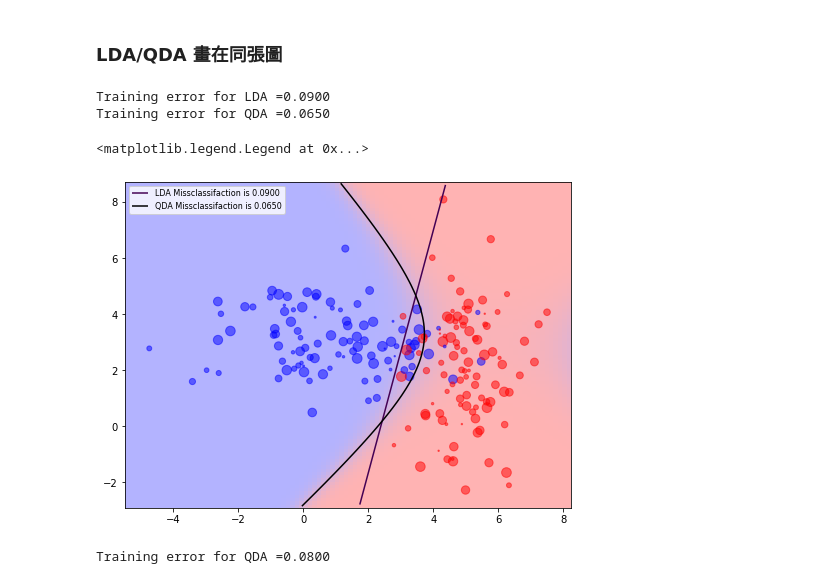
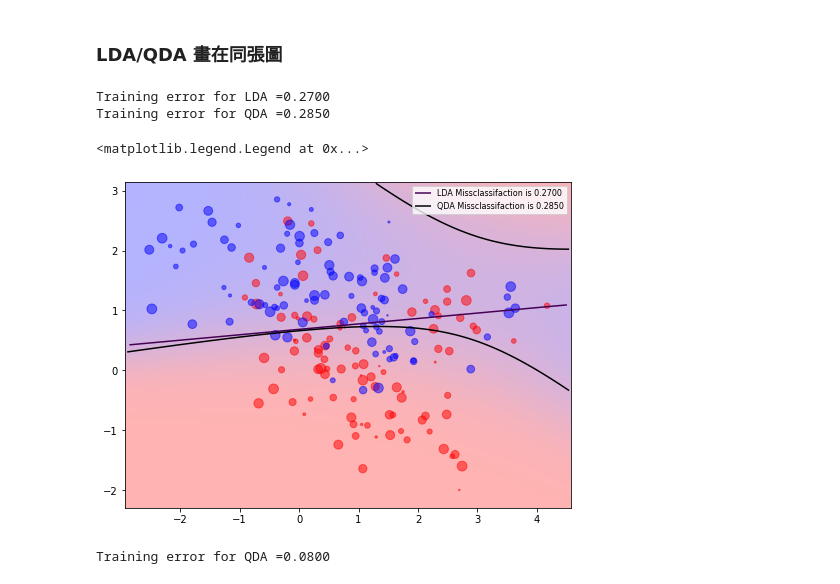
Before and after one commit to aceaceace123/Maching-Learning, a Jupyter notebook: 1123class.ipynb, the cells around one changed output. Saved outputs shown, nothing was run; the diff lists cells and outputs as text; code cells hidden in the pictures.

```diff
--- a/1123class.ipynb
+++ b/1123class.ipynb
@@ -255,7 +267,7 @@ from sklearn.discriminant_analysis \
 
 # get_ipython().magic('reset-sf') #clear all variables before run
 data_dir = '/Users/liang/Documents/統計數學與運算/上課教材/ml_data/'
-D = np.loadtxt(data_dir + 'la_2.txt', comments='%')
+D = np.loadtxt(data_dir + 'la_3.txt', comments='%')
 X = D[:, 0:2]
 y = D[:,2]
 fig,ax=plt.subplots(figsize=(8,6))
@@ -283,39 +295,39 @@ cdit = {'red': [(0, 1, 1), (1, 0.7, 0.7)],
         'green': [(0, 0.7, 0.7), (1, 0.7, 0.7)],
         'blue': [(0, 0.7, 0.7), (1, 1, 1)]}
 cmap = colors.LinearSegmentedColormap('red_blue_classes', cdit)
-plt.pcolormesh(xx,yy,Z,cmap='red_blue_classes',shading='auto',zorder=0)
+plt.pcolormesh(xx,yy,Z,cmap=cmap,shading='auto',zorder=0)
 plt.cm.register_cmap(cmap = cmap)
-h1=plt.contour(xx,yy,Z,[0.5],color='#F5F5DC')
+contoursLDA=plt.contour(xx,yy,Z,[0.5],color='#F5F5DC')
 #draw QDA
 Qda = QuadraticDiscriminantAnalysis(\
         tol = 1e-6, store_covariance = True)
 Qda.fit(X, y)
 trainErrQDA=1-Qda.score(X,y)
 print('Training error for QDA ={:.4f}'.format(trainErrQDA))
 #Qda.means
 nx, ny = 100, 100
 x_min, x_max = plt.xlim()
 y_min, y_max = plt.ylim()
 x_ = np.linspace(x_min, x_max, nx)
 y_ = np.linspace(y_min, y_max, ny)
 xx, yy = np.meshgrid(x_, y_)
 Z = Qda.predict_proba(np.c_[xx.ravel(), yy.ravel()])
 Z = Z[:, 1].reshape(xx.shape)
 # Define pseudo colors
 plt.cm.register_cmap(cmap = cmap)
 plt.pcolormesh(xx, yy, Z, cmap = 'red_blue_classes',\
     norm = colors.Normalize(0., 1.),\
     shading = 'auto', zorder = 0)
-h2= plt.contour(xx, yy, Z, [0.5],colors = 'k')
+contoursQDA= plt.contour(xx, yy, Z, [0.5],colors = 'k')
 
 h1,_=contoursLDA.legend_elements()
 h2,_=contoursQDA.legend_elements()
 plt.legend([h1[0],h2[0]],['LDA Missclassifaction is {:.4f}'.format(trainErrLDA),'QDA Missclassifaction is {:.4f}'.format(trainErrQDA)],fontsize=8)
 # %% [output]
-Training error for LDA =0.0900
-Training error for QDA =0.0650
+Training error for LDA =0.2700
+Training error for QDA =0.2850
 <matplotlib.legend.Legend at 0x...>
-[figure, old version]
+[figure, new version]
 # %%
 import numpy as np
 import scipy.linalg as LA
```
Also changed, not shown: parts of 10 cells of this notebook, 22 other files.
